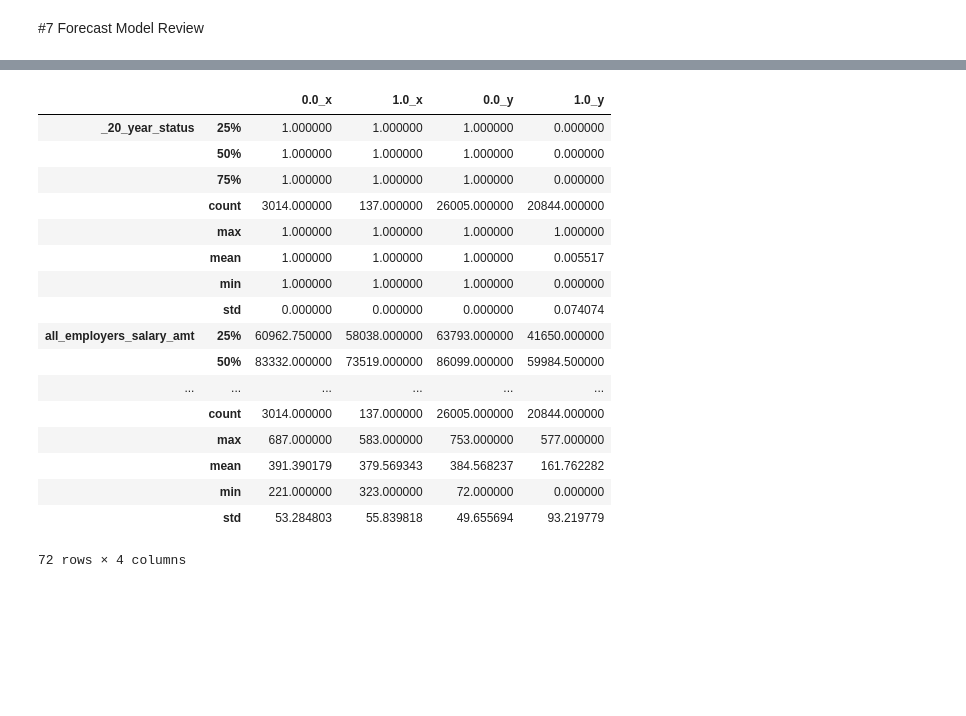
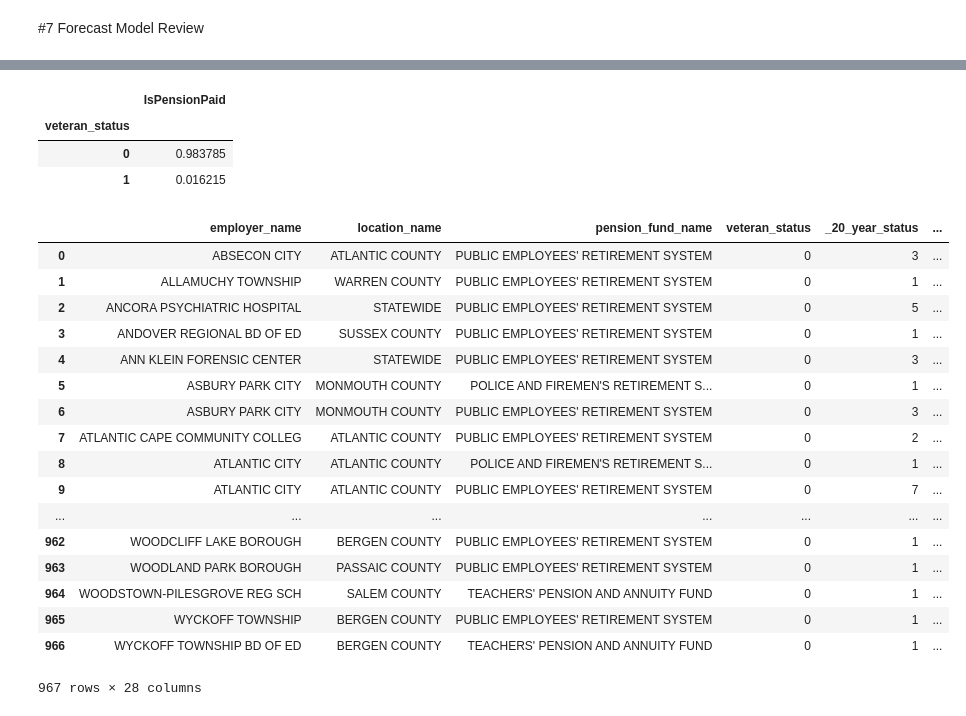
Before and after one commit to akaicomet/NJOITOpenDataCenter, a Jupyter notebook: NJOITOpenDataCenter_Pension_Record_ModelEaluating.ipynb, the cells around one changed output, grey strips where cells are left out. Saved outputs shown, nothing was run; the diff lists cells and outputs as text; code cells hidden in the pictures; blank space fills up the shorter version.

```diff
--- a/NJOITOpenDataCenter_Pension_Record_ModelEaluating.ipynb
+++ b/NJOITOpenDataCenter_Pension_Record_ModelEaluating.ipynb
@@ -166,6 +166,7 @@ scaling_def = {'QuantileTransformer_n':QuantileTransformer(output_distribution='
 redemensioning_def = {'PCA': PCA(n_components=0.99, svd_solver='full')}
 
 sample = ActivePension_df[x_cols2 + ['IsPensionPaid']].sample(n=50000, random_state=5)
+sample2 = ActivePension_df.sample(n=50000, random_state=5)
 
 for data in map(lambda x:Redimensioning2(x[1],x[0],redemensioning_def), scaling3(sample[x_cols2],scaling_def)):
   for x in data:
@@ -173,3 +174,4 @@ for data in map(lambda x:Redimensioning2(x[1],x[0],redemensioning_def), scaling3
 # %%
 Predict_df = sample
 Predict_df['Predict'] = clf_pred
+sample2['Predict'] = clf_pred
@@ -189,0 +178,2 @@ Predict_df[Predict_df['IsPensionPaid'] != Predict_df['Predict']].head(10)
+# %%
+df_mismatched = sample2[sample2['IsPensionPaid'] != sample2['Predict']]
@@ -189,0 +280,28 @@ Predict_df[Predict_df['IsPensionPaid'] != Predict_df['Predict']].head(10)
+# %%
+(df_mismatched[['veteran_status','IsPensionPaid']].groupby(['veteran_status']).count()/len(df_mismatched)).sort_values('IsPensionPaid', ascending=False)
+# %% [output]
+|  | IsPensionPaid |
+| veteran_status |  |
+| 0 | 0.983785 |
+| 1 | 0.016215 |
+# %%
+df_mismatched.groupby(['employer_name','location_name','pension_fund_name','veteran_status'], as_index=False).count()
+# %% [output]
+|  | employer_name | location_name | pension_fund_name | veteran_status | _20_year_status | ... |
+| 0 | ABSECON CITY | ATLANTIC COUNTY | PUBLIC EMPLOYEES' RETIREMENT SYSTEM | 0 | 3 | ... |
+| 1 | ALLAMUCHY TOWNSHIP | WARREN COUNTY | PUBLIC EMPLOYEES' RETIREMENT SYSTEM | 0 | 1 | ... |
+| 2 | ANCORA PSYCHIATRIC HOSPITAL | STATEWIDE | PUBLIC EMPLOYEES' RETIREMENT SYSTEM | 0 | 5 | ... |
+| 3 | ANDOVER REGIONAL BD OF ED | SUSSEX COUNTY | PUBLIC EMPLOYEES' RETIREMENT SYSTEM | 0 | 1 | ... |
+| 4 | ANN KLEIN FORENSIC CENTER | STATEWIDE | PUBLIC EMPLOYEES' RETIREMENT SYSTEM | 0 | 3 | ... |
+| 5 | ASBURY PARK CITY | MONMOUTH COUNTY | POLICE AND FIREMEN'S RETIREMENT S... | 0 | 1 | ... |
+| 6 | ASBURY PARK CITY | MONMOUTH COUNTY | PUBLIC EMPLOYEES' RETIREMENT SYSTEM | 0 | 3 | ... |
+| 7 | ATLANTIC CAPE COMMUNITY COLLEG | ATLANTIC COUNTY | PUBLIC EMPLOYEES' RETIREMENT SYSTEM | 0 | 2 | ... |
+| 8 | ATLANTIC CITY | ATLANTIC COUNTY | POLICE AND FIREMEN'S RETIREMENT S... | 0 | 1 | ... |
+| 9 | ATLANTIC CITY | ATLANTIC COUNTY | PUBLIC EMPLOYEES' RETIREMENT SYSTEM | 0 | 7 | ... |
+| ... | ... | ... | ... | ... | ... | ... |
+| 962 | WOODCLIFF LAKE BOROUGH | BERGEN COUNTY | PUBLIC EMPLOYEES' RETIREMENT SYSTEM | 0 | 1 | ... |
+| 963 | WOODLAND PARK BOROUGH | PASSAIC COUNTY | PUBLIC EMPLOYEES' RETIREMENT SYSTEM | 0 | 1 | ... |
+| 964 | WOODSTOWN-PILESGROVE REG SCH | SALEM COUNTY | TEACHERS' PENSION AND ANNUITY FUND | 0 | 1 | ... |
+| 965 | WYCKOFF TOWNSHIP | BERGEN COUNTY | PUBLIC EMPLOYEES' RETIREMENT SYSTEM | 0 | 1 | ... |
+| 966 | WYCKOFF TOWNSHIP BD OF ED | BERGEN COUNTY | TEACHERS' PENSION AND ANNUITY FUND | 0 | 1 | ... |
+967 rows × 28 columns
@@ -190,23 +310,2 @@ Predict_df[Predict_df['IsPensionPaid'] != Predict_df['Predict']].head(10)
 # %%
 df_describe = pd.merge(Predict_df[Predict_df['IsPensionPaid'] != Predict_df['Predict']].groupby('Predict').describe().T,Predict_df[Predict_df['IsPensionPaid'] == Predict_df['Predict']].groupby('IsPensionPaid').describe().T, left_index=True, right_index=True)
-# %%
-df_describe
-# %% [output]
-|  |  | 0.0_x | 1.0_x | 0.0_y | 1.0_y |
-| _20_year_status | 25% | 1.000000 | 1.000000 | 1.000000 | 0.000000 |
-|  | 50% | 1.000000 | 1.000000 | 1.000000 | 0.000000 |
-|  | 75% | 1.000000 | 1.000000 | 1.000000 | 0.000000 |
-|  | count | 3014.000000 | 137.000000 | 26005.000000 | 20844.000000 |
-|  | max | 1.000000 | 1.000000 | 1.000000 | 1.000000 |
-|  | mean | 1.000000 | 1.000000 | 1.000000 | 0.005517 |
-|  | min | 1.000000 | 1.000000 | 1.000000 | 0.000000 |
-|  | std | 0.000000 | 0.000000 | 0.000000 | 0.074074 |
-| all_employers_salary_amt | 25% | 60962.750000 | 58038.000000 | 63793.000000 | 41650.000000 |
-|  | 50% | 83332.000000 | 73519.000000 | 86099.000000 | 59984.500000 |
-| ... | ... | ... | ... | ... | ... |
-|  | count | 3014.000000 | 137.000000 | 26005.000000 | 20844.000000 |
-|  | max | 687.000000 | 583.000000 | 753.000000 | 577.000000 |
-|  | mean | 391.390179 | 379.569343 | 384.568237 | 161.762282 |
-|  | min | 221.000000 | 323.000000 | 72.000000 | 0.000000 |
-|  | std | 53.284803 | 55.839818 | 49.655694 | 93.219779 |
-72 rows × 4 columns
```
Also changed, not shown: parts of 19 cells of this notebook.
